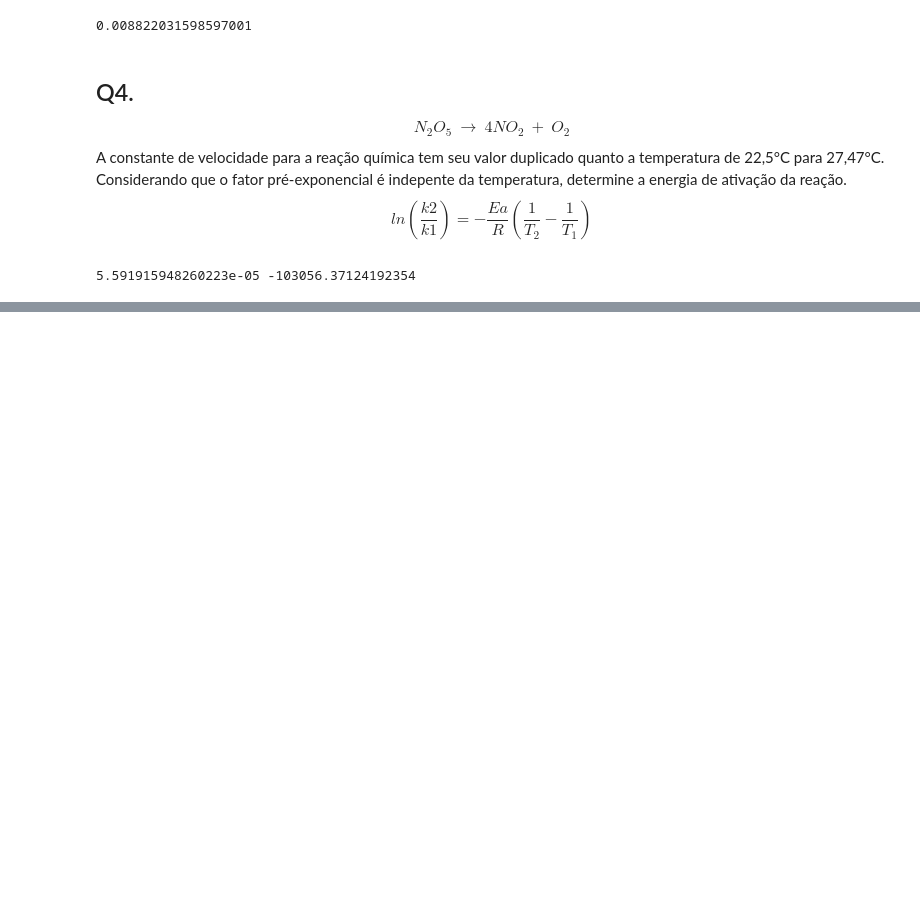
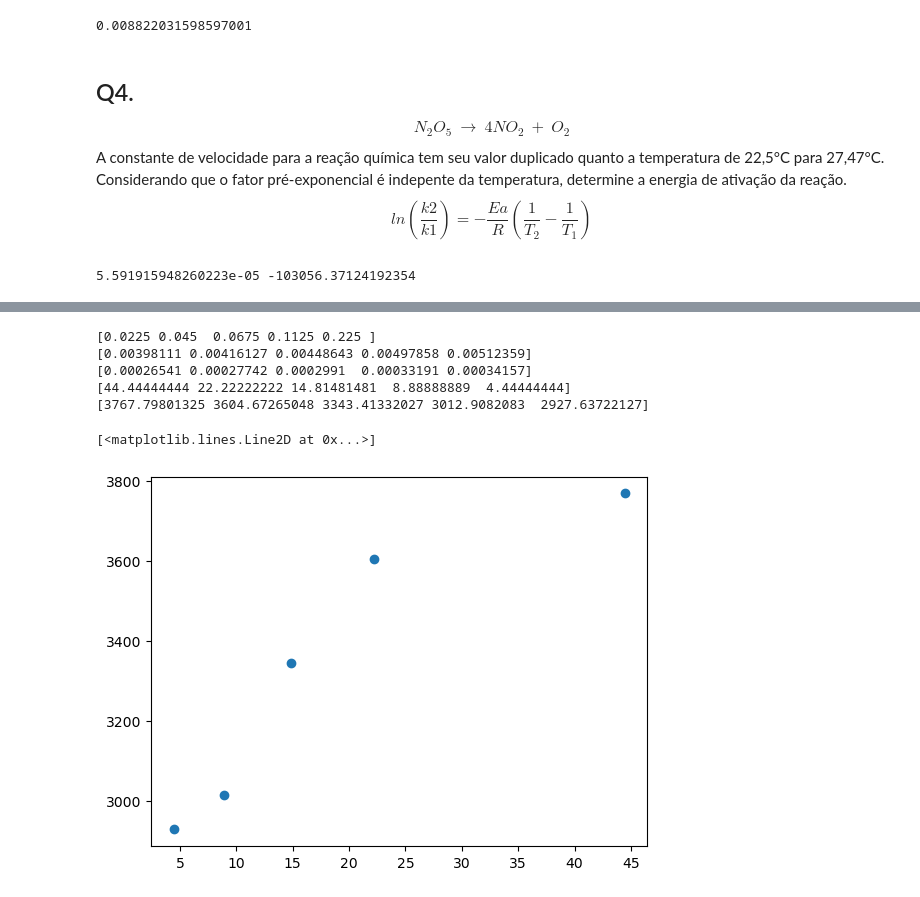
Before and after one commit to biduarte/College, a Jupyter notebook: Cinética.ipynb, the cells around one changed output, grey strips where cells are left out. Cells and saved outputs as stored; diff of their text form; code cells hidden in the pictures; blank space fills up the shorter version.

```diff
--- a/Cinética.ipynb
+++ b/Cinética.ipynb
@@ -214,0 +264,32 @@ print(termo_T,Ea)
+# %%
+C0_sacarose=0.225
+vol_add_sacarose=np.array([0,0.2,0.4,0.6,1,2])
+C1_sacarose=(C0_sacarose*vol_add_sacarose)/2.5
+
+print (C1_sacarose)
+
+absorbancia=np.array([0,0.459,0.642,0.751,860,0.937])
+b_curva=0.044
+a_curva=2275.75
+C_glicose=(absorbancia-b_curva)*25/(a_curva*2.5)
+
+print (C_glicose)
+
+V0=C_glicose/15
+print (V0)
+
+inverso_S=1/(C1_sacarose)
+print (inverso_S)
+
+inverso_V0=1/(V0)
+print (inverso_V0)
+
+plt.plot (inverso_S,inverso_V0,'o')
+# %% [output]
+[0.0225 0.045  0.0675 0.1125 0.225 ]
+[0.00398111 0.00416127 0.00448643 0.00497858 0.00512359]
+[0.00026541 0.00027742 0.0002991  0.00033191 0.00034157]
+[44.44444444 22.22222222 14.81481481  8.88888889  4.44444444]
+[3767.79801325 3604.67265048 3343.41332027 3012.9082083  2927.63722127]
+[<matplotlib.lines.Line2D at 0x...>]
+[figure, added]
```
Also changed, not shown: parts of 7 cells of this notebook.
